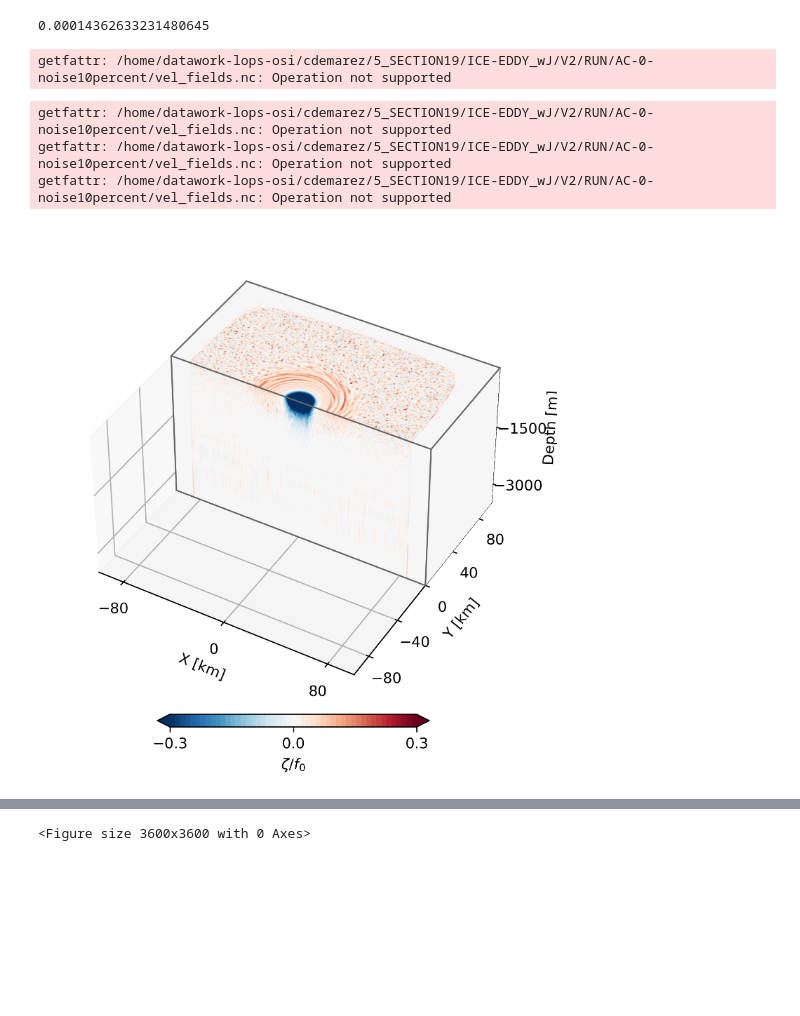
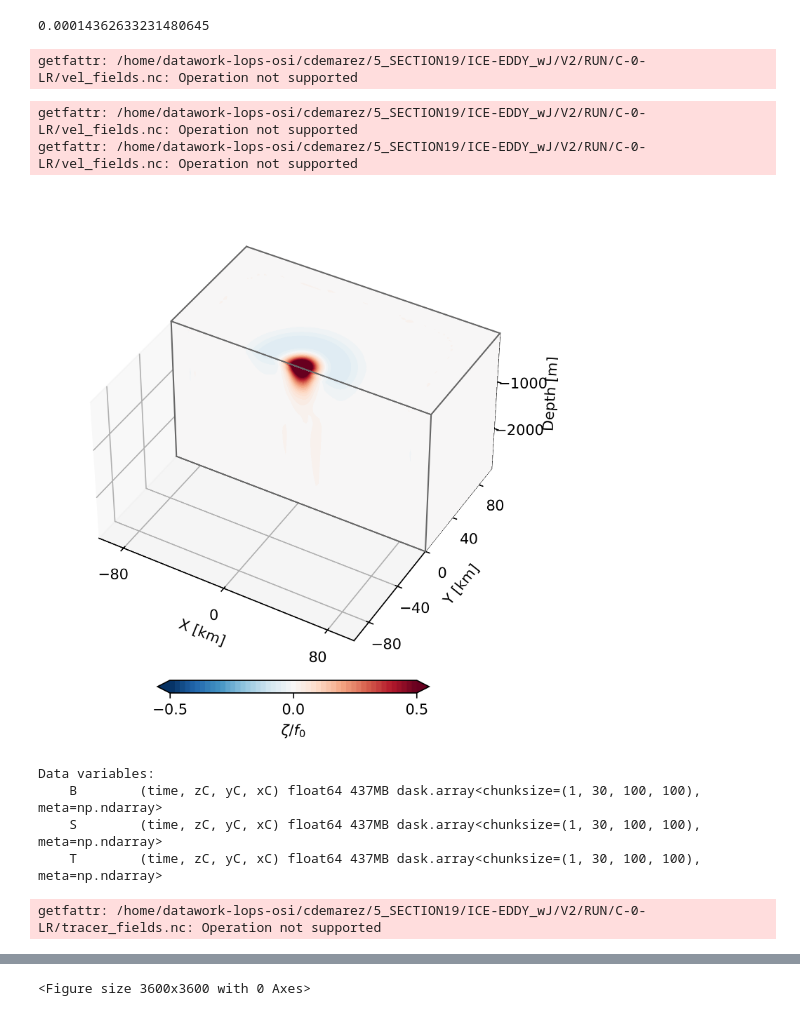
Before and after one commit to demarez/ice-eddy, a Jupyter notebook: DIAGS/3D_plot.ipynb, the cells around one changed output, grey strips where cells are left out. Cells and saved outputs as stored; diff of their text form; code cells hidden in the pictures; blank space fills up the shorter version.

```diff
--- a/DIAGS/3D_plot.ipynb
+++ b/DIAGS/3D_plot.ipynb
@@ -154,8 +154,9 @@ def coriolis_frequency(latitude_degrees):
     f0 = 2 * omega * math.sin(phi_rad)
     return f0
 # %%
-
-data_path = "/home/datawork-lops-osi/cdemarez/5_SECTION19/ICE-EDDY_wJ/V2/RUN/AC-0-noise10percent"
+experiment="C-0-LR"
+#experiment="AC-2-noise10percent"
+data_path = "/home/datawork-lops-osi/cdemarez/5_SECTION19/ICE-EDDY_wJ/V2/RUN/"+experiment
 
 lat=80
 f0=coriolis_frequency(lat);print(f0)
@@ -168,42 +169,51 @@ tracer_fields_paths = '{0}/{1}'.format(data_path, tracer_fields)
 data = xr.open_mfdataset(vel_fields_paths)# preprocess=remove_empty_ds )
 # %% [output]
 0.00014362633231480645
-getfattr: /home/datawork-lops-osi/cdemarez/5_SECTION19/ICE-EDDY_wJ/V2/RUN/AC-0-noise10percent/vel_fields.nc: Operation not supported
+getfattr: /home/datawork-lops-osi/cdemarez/5_SECTION19/ICE-EDDY_wJ/V2/RUN/C-0-LR/vel_fields.nc: Operation not supported
 # %%
-vmax=0.3
+vmax=0.5
 vmin=-vmax
 
 kw = {
     'vmin': vmin,
     'vmax': vmax,
     'levels': np.linspace(vmin,vmax,50),
     'cmap': 'RdBu_r',
     'extend':'both'
 }
 
 
-var = data.vort.isel(time=7).transpose("yF","xF","zC")
+var = data.vort.isel(time=180).transpose("yF","xF","zC")
 
 Ny, Nx, Nz = var.shape
 
 X = np.ones((Ny,Nx,Nz)) * var.xF.values[np.newaxis,:,np.newaxis] / 1000
 Y = np.ones((Ny,Nx,Nz)) * var.yF.values[:, np.newaxis,np.newaxis] / 1000
 Z = np.ones((Ny,Nx,Nz)) * var.zC.values[np.newaxis,np.newaxis,:]
 
 
 # Create a figure with 3D ax
 fig = plt.figure(figsize=(6, 6),dpi=300)
 gs = GridSpec(1, 1, figure=fig)
 ########################################################################
 ax1 = fig.add_subplot(gs[0, 0], projection='3d', computed_zorder=False)
 cbar = plot3D(ax1, X, Y, Z, var/f0, kw)
 plt.subplots_adjust(hspace=0.25, wspace=-0.35)
 cax = fig.add_axes([0.3, 0.1, 0.43, 0.02])
 cb=fig.colorbar(cbar, cax=cax, orientation='horizontal',label='$\zeta/f_0$',ticks=[vmin,0,vmax])
 cb.ax.locator_params(nbins=3)
 plt.show()
 # %% [output]
-getfattr: /home/datawork-lops-osi/cdemarez/5_SECTION19/ICE-EDDY_wJ/V2/RUN/AC-0-noise10percent/vel_fields.nc: Operation not supported
-getfattr: /home/datawork-lops-osi/cdemarez/5_SECTION19/ICE-EDDY_wJ/V2/RUN/AC-0-noise10percent/vel_fields.nc: Operation not supported
-getfattr: /home/datawork-lops-osi/cdemarez/5_SECTION19/ICE-EDDY_wJ/V2/RUN/AC-0-noise10percent/vel_fields.nc: Operation not supported
+getfattr: /home/datawork-lops-osi/cdemarez/5_SECTION19/ICE-EDDY_wJ/V2/RUN/C-0-LR/vel_fields.nc: Operation not supported
+getfattr: /home/datawork-lops-osi/cdemarez/5_SECTION19/ICE-EDDY_wJ/V2/RUN/C-0-LR/vel_fields.nc: Operation not supported
-[figure, old version]
+[figure, new version]
+# %%
+data = xr.open_mfdataset(tracer_fields_paths)# preprocess=remove_empty_ds )
+
+print(data.data_vars)
+# %% [output]
+Data variables:
+    B        (time, zC, yC, xC) float64 437MB dask.array<chunksize=(1, 30, 100, 100), meta=np.ndarray>
+    S        (time, zC, yC, xC) float64 437MB dask.array<chunksize=(1, 30, 100, 100), meta=np.ndarray>
+    T        (time, zC, yC, xC) float64 437MB dask.array<chunksize=(1, 30, 100, 100), meta=np.ndarray>
+getfattr: /home/datawork-lops-osi/cdemarez/5_SECTION19/ICE-EDDY_wJ/V2/RUN/C-0-LR/tracer_fields.nc: Operation not supported
```
Also changed, not shown: parts of 5 cells of this notebook, 4 other files.
